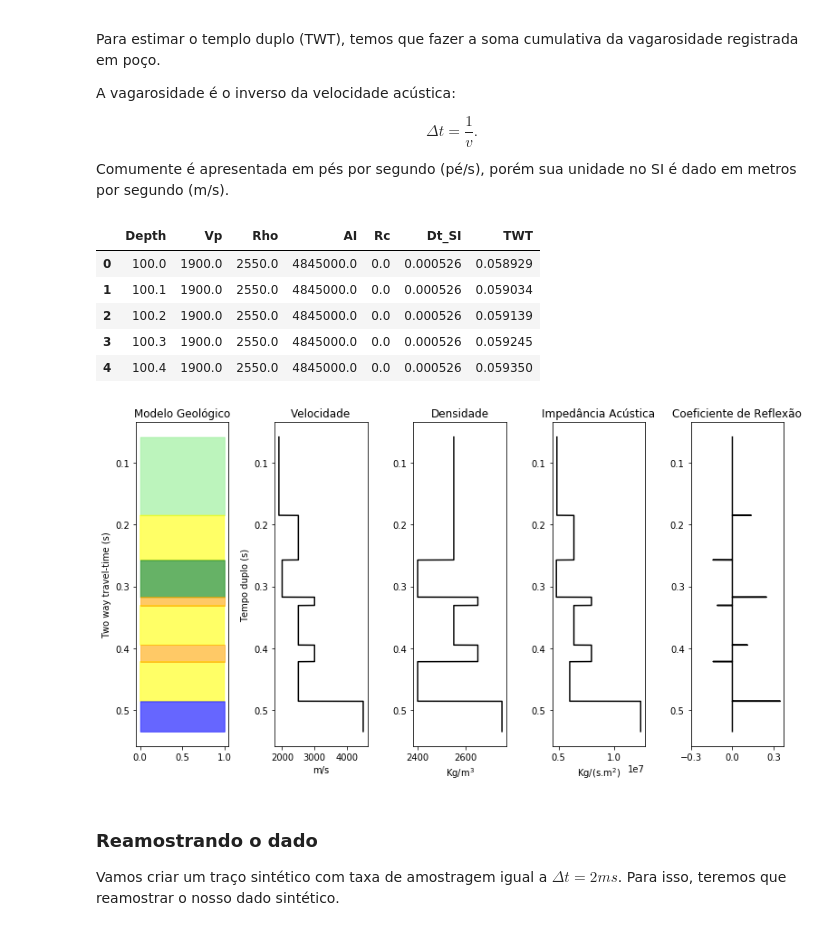
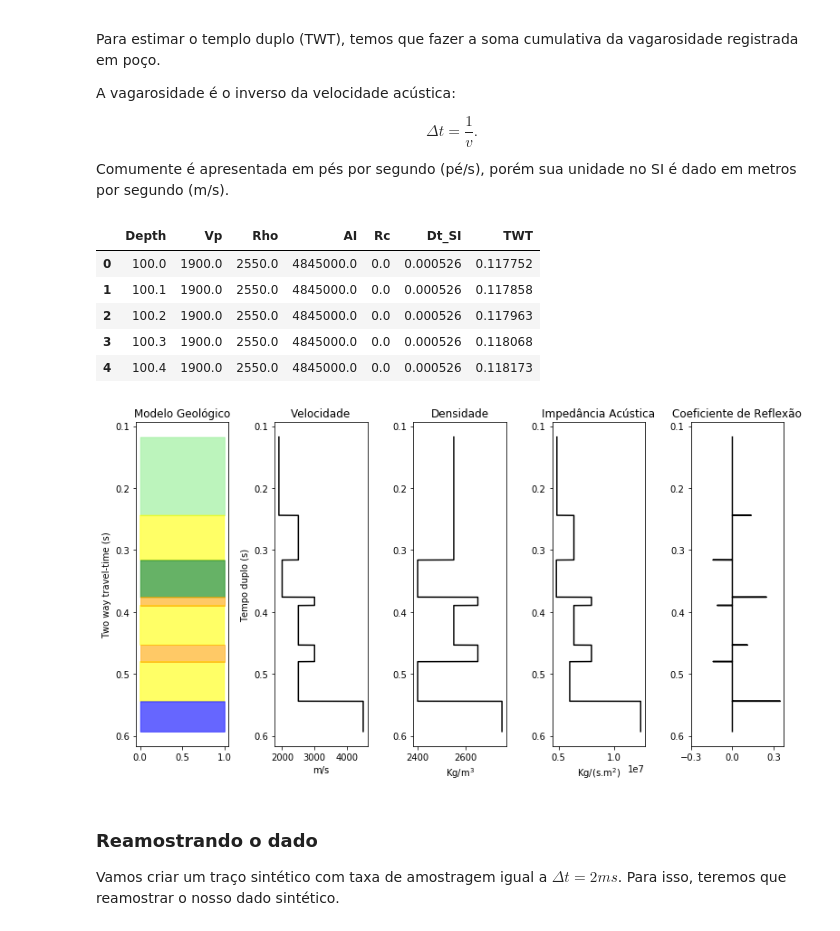
Before and after one commit to alexleogc/notas-de-metodos-sismicos, a Jupyter notebook: Fundamentos/Traco_sismico.ipynb, the cells around one changed output. Drawn from its saved outputs; the diff is of its cells as text; code cells hidden in the pictures.

```diff
--- a/Fundamentos/Traco_sismico.ipynb
+++ b/Fundamentos/Traco_sismico.ipynb
@@ -134,15 +134,15 @@ Comumente é apresentada em pés por segundo (pé/s), porém sua unidade no SI
 # %%
 #Consideremos a velocidade média dos 100 primeiros metros 1700
 df['Dt_SI'] = 1/df['Vp'] #Obtendo a vagarosidade no SI
-df['TWT']=(100/1700) + 2*(df['Depth'][1]-df['Depth'][0])*np.cumsum(df['Dt_SI']) #Calculando o Two-way-travel time
+df['TWT']=(2*100/1700) + 2*(df['Depth'][1]-df['Depth'][0])*np.cumsum(df['Dt_SI']) #Calculando o Two-way-travel time
 df.head()
 # %% [output]
 |  | Depth | Vp | Rho | AI | Rc | Dt_SI | TWT |
-| 0 | 100.0 | 1900.0 | 2550.0 | 4845000.0 | 0.0 | 0.000526 | 0.058929 |
-| 1 | 100.1 | 1900.0 | 2550.0 | 4845000.0 | 0.0 | 0.000526 | 0.059034 |
-| 2 | 100.2 | 1900.0 | 2550.0 | 4845000.0 | 0.0 | 0.000526 | 0.059139 |
-| 3 | 100.3 | 1900.0 | 2550.0 | 4845000.0 | 0.0 | 0.000526 | 0.059245 |
-| 4 | 100.4 | 1900.0 | 2550.0 | 4845000.0 | 0.0 | 0.000526 | 0.059350 |
+| 0 | 100.0 | 1900.0 | 2550.0 | 4845000.0 | 0.0 | 0.000526 | 0.117752 |
+| 1 | 100.1 | 1900.0 | 2550.0 | 4845000.0 | 0.0 | 0.000526 | 0.117858 |
+| 2 | 100.2 | 1900.0 | 2550.0 | 4845000.0 | 0.0 | 0.000526 | 0.117963 |
+| 3 | 100.3 | 1900.0 | 2550.0 | 4845000.0 | 0.0 | 0.000526 | 0.118068 |
+| 4 | 100.4 | 1900.0 | 2550.0 | 4845000.0 | 0.0 | 0.000526 | 0.118173 |
 # %%
 #Plotando modelo e o coeficiente de reflexão
 fig,axes = plt.subplots(ncols=5,figsize=(11,6))
@@ -180,7 +180,7 @@ axes[4].set_xticks(np.arange(-0.3,0.3+0.3,0.3))
 
 fig.tight_layout()
 # %% [output]
-[figure, old version]
+[figure, new version]
 # %% [markdown]
 ### Reamostrando o dado
 
```
Also changed, not shown: parts of 1 cell of this notebook, 2 other files.
